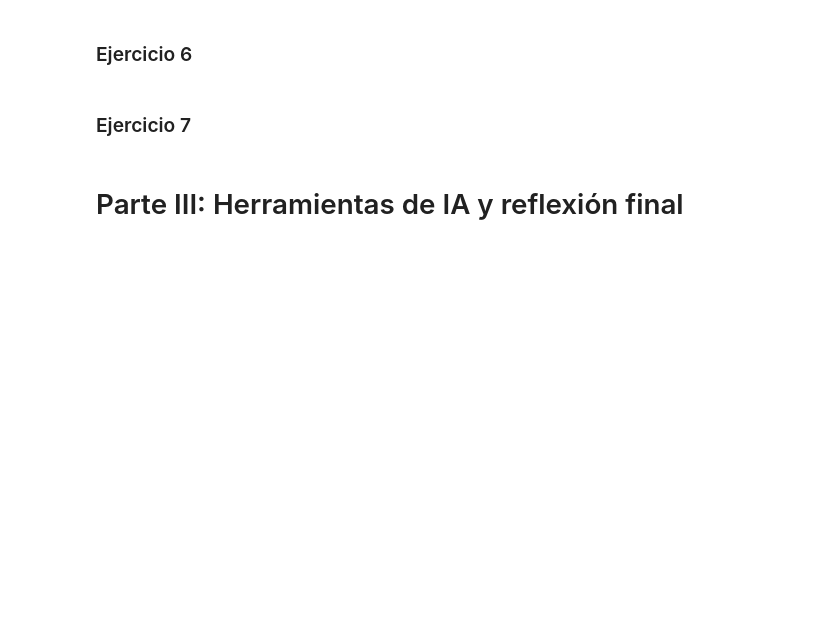
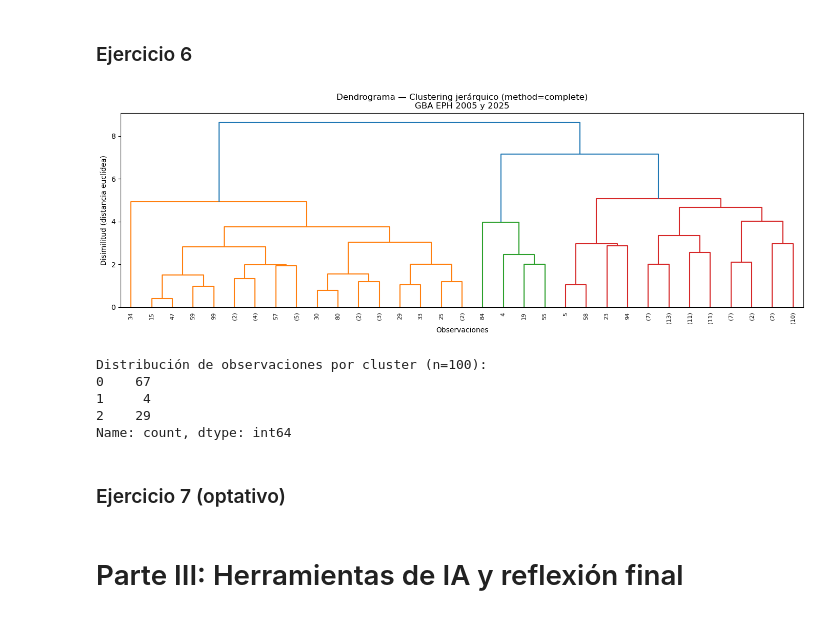
Before and after one commit to MariaFlorenciaPascale/E337_Grupo1, a Jupyter notebook: TP2/E337_Grupo1_TP2.ipynb, the cells around one changed output. Drawn from its saved outputs; the diff is of its cells as text; code cells hidden in the pictures; blank space fills up the shorter version.

```diff
--- a/TP2/E337_Grupo1_TP2.ipynb
+++ b/TP2/E337_Grupo1_TP2.ipynb
@@ -907,4 +953,47 @@ All                              4036  1837  5873
 # %% [markdown]
 ### Ejercicio 6
+# %%
+# 1. Usamos las 6 variables estandarizadas del PCA
+# df_pca_std ya tiene las 6 variables limpias y estandarizadas
+# Tomamos una muestra para que el dendrograma sea legible
+
+np.random.seed(10)
+muestra_idx = np.random.choice(len(df_pca_std), size=100, replace=False)
+X_hclust = df_pca_std.iloc[muestra_idx].values
+
+# Clustering jerárquico con linkage completo
+linkage_data = linkage(X_hclust, method='complete', metric='euclidean')
+
+#  Dendrograma
+fig, ax = plt.subplots(figsize=(14, 5))
+
+dendrogram(
+    linkage_data,
+    ax=ax,
+    truncate_mode='level',
+    p=5,
+    leaf_rotation=90,
+    color_threshold=0.7 * max(linkage_data[:, 2])
+)
+
+ax.set_xlabel('Observaciones')
+ax.set_ylabel('Disimilitud (distancia euclídea)')
+ax.set_title('Dendrograma — Clustering jerárquico (method=complete)\nGBA EPH 2005 y 2025', fontsize=12)
+
+plt.tight_layout()
+plt.savefig('dendrograma.png', dpi=300, bbox_inches='tight')
+plt.show()
+
+# Corte en 3 clusters para ver composición
+labels_hclust = cut_tree(linkage_data, n_clusters=3).reshape(-1)
+print("Distribución de observaciones por cluster (n=100):")
+print(pd.Series(labels_hclust).value_counts().sort_index())
+# %% [output]
+[figure, added]
+Distribución de observaciones por cluster (n=100):
+0    67
+1     4
+2    29
+Name: count, dtype: int64
 # %% [markdown]
-### Ejercicio 7
+### Ejercicio 7 (optativo)
```
Also changed, not shown: parts of 4 cells of this notebook, 2 other files.
